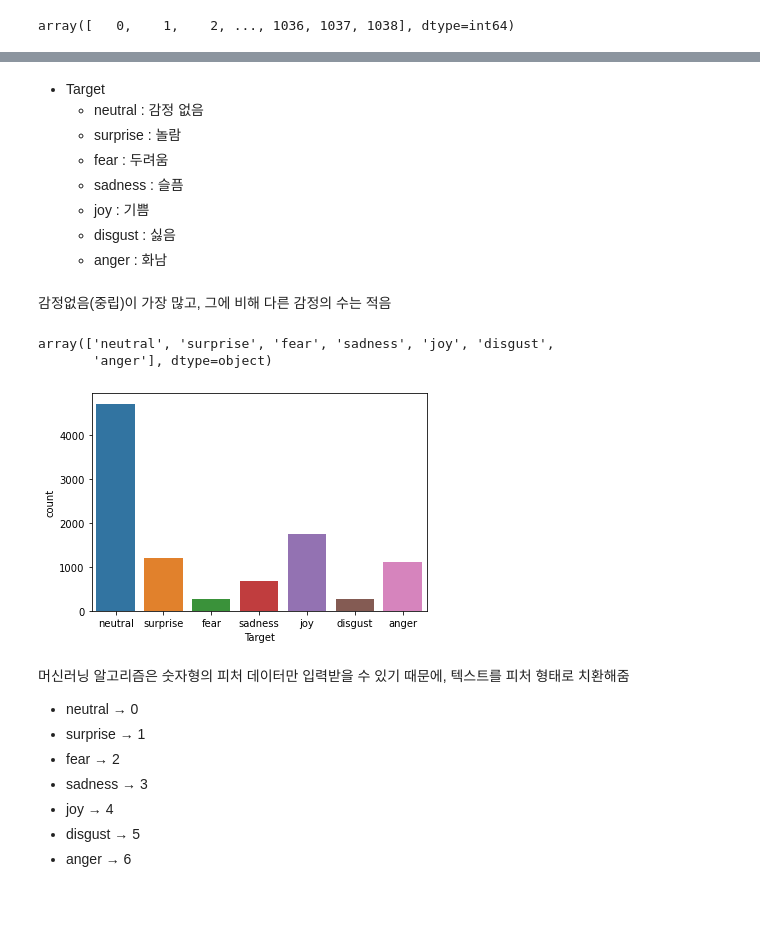
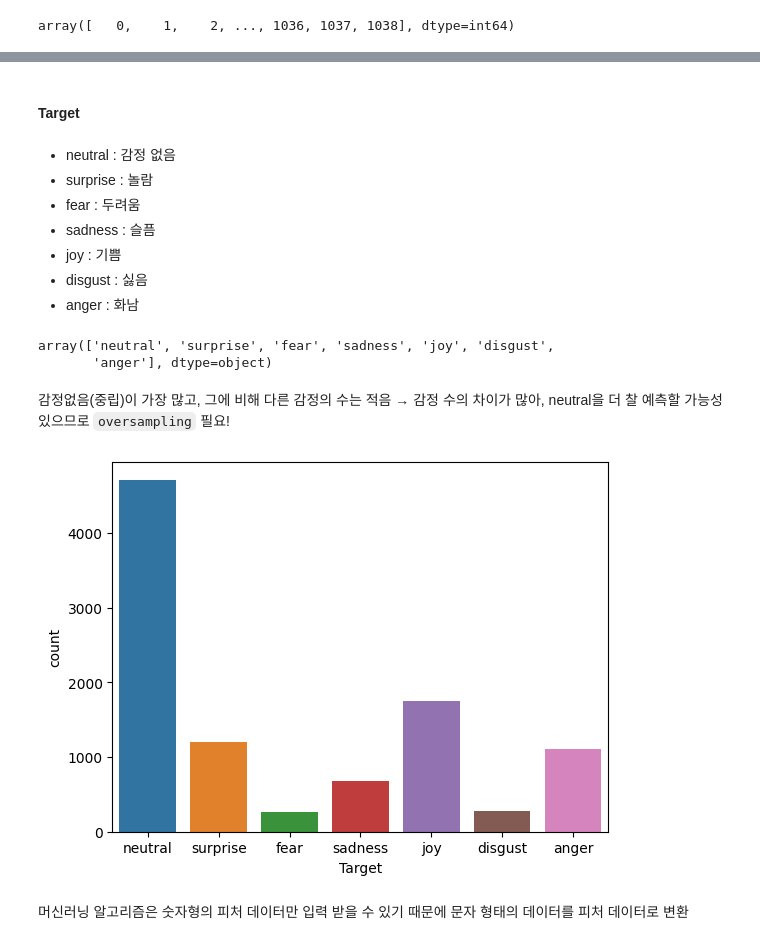
Before and after one commit to haebzzzang/22-02, a Jupyter notebook: 스마트시티문제해결/발화자의 감정인식/emotion_EDA.ipynb, the cells around one changed output, grey strips where cells are left out. Drawn from its saved outputs; the diff is of its cells as text; code cells hidden in the pictures; blank space fills up the shorter version.

```diff
--- a/스마트시티문제해결/발화자의 감정인식/emotion_EDA.ipynb
+++ b/스마트시티문제해결/발화자의 감정인식/emotion_EDA.ipynb
@@ -80,30 +122,23 @@ Name: Dialogue_ID, Length: 1038, dtype: int64
+# %% [markdown]
+#### Target
 # %% [markdown]
-- Target
-    - neutral : 감정 없음
-    - surprise : 놀람
-    - fear : 두려움
-    - sadness : 슬픔
-    - joy : 기쁨
-    - disgust : 싫음
-    - anger : 화남
+- neutral : 감정 없음
+- surprise : 놀람
+- fear : 두려움
+- sadness : 슬픔
+- joy : 기쁨
+- disgust : 싫음
+- anger : 화남
-# %% [markdown]
-감정없음(중립)이 가장 많고, 그에 비해 다른 감정의 수는 적음
 # %%
 train['Target'].unique()
 # %% [output]
 array(['neutral', 'surprise', 'fear', 'sadness', 'joy', 'disgust',
        'anger'], dtype=object)
+# %% [markdown]
+감정없음(중립)이 가장 많고, 그에 비해 다른 감정의 수는 적음
+→ 감정 수의 차이가 많아, neutral을 더 찰 예측할 가능성 있으므로 `oversampling` 필요!
 # %%
-sns.countplot(train['Target'])
+sns.countplot(x = "Target", data = train)
 plt.show()
 # %% [output]
-[figure, old version]
+[figure, new version]
-# %% [markdown]
-머신러닝 알고리즘은 숫자형의 피처 데이터만 입력받을 수 있기 때문에, 텍스트를 피처 형태로 치환해줌
-- neutral → 0
-- surprise → 1
-- fear → 2
-- sadness → 3
-- joy → 4
-- disgust → 5
-- anger → 6
@@ -112,0 +145,2 @@ train.head(3)
+# %% [markdown]
+머신러닝 알고리즘은 숫자형의 피처 데이터만 입력 받을 수 있기 때문에 문자 형태의 데이터를 피처 데이터로 변환
```
Also changed, not shown: parts of 21 cells of this notebook.
